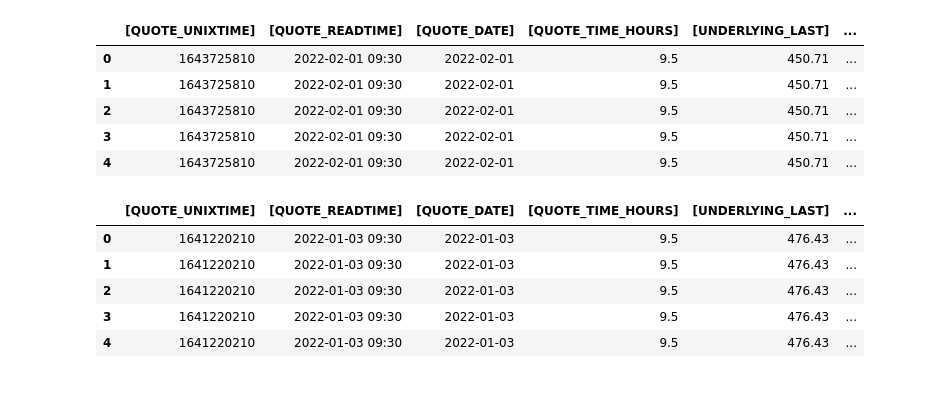
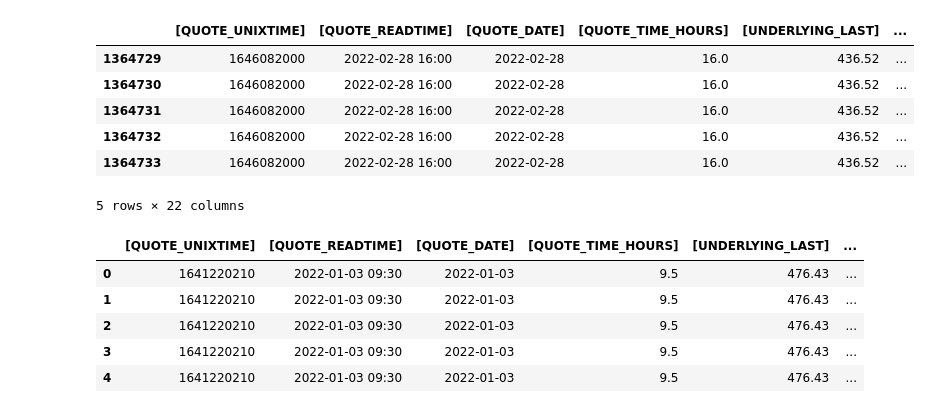
Before and after one commit to aarch23/OptYx, a Jupyter notebook: SpyRawData.ipynb, the cells around one changed output. Drawn from its saved outputs; the diff is of its cells as text; code cells hidden in the pictures.

```diff
--- a/SpyRawData.ipynb
+++ b/SpyRawData.ipynb
@@ -17,16 +18,17 @@ spy_feb_raw.head()
 # %%
 # Dropping all the PUT columns since it is not needed - how to get the last 2 rows back tho?
 
 spy_feb_raw.drop(spy_feb_raw.iloc[:, 20:31], inplace = True , axis=1)
 
-spy_feb_raw.head()
+spy_feb_raw.tail()
 # %% [output]
 |  | [QUOTE_UNIXTIME] | [QUOTE_READTIME] | [QUOTE_DATE] | [QUOTE_TIME_HOURS] | [UNDERLYING_LAST] | ... |
-| 0 | 1643725810 | 2022-02-01 09:30 | 2022-02-01 | 9.5 | 450.71 | ... |
-| 1 | 1643725810 | 2022-02-01 09:30 | 2022-02-01 | 9.5 | 450.71 | ... |
-| 2 | 1643725810 | 2022-02-01 09:30 | 2022-02-01 | 9.5 | 450.71 | ... |
-| 3 | 1643725810 | 2022-02-01 09:30 | 2022-02-01 | 9.5 | 450.71 | ... |
-| 4 | 1643725810 | 2022-02-01 09:30 | 2022-02-01 | 9.5 | 450.71 | ... |
+| 1364729 | 1646082000 | 2022-02-28 16:00 | 2022-02-28 | 16.0 | 436.52 | ... |
+| 1364730 | 1646082000 | 2022-02-28 16:00 | 2022-02-28 | 16.0 | 436.52 | ... |
+| 1364731 | 1646082000 | 2022-02-28 16:00 | 2022-02-28 | 16.0 | 436.52 | ... |
+| 1364732 | 1646082000 | 2022-02-28 16:00 | 2022-02-28 | 16.0 | 436.52 | ... |
+| 1364733 | 1646082000 | 2022-02-28 16:00 | 2022-02-28 | 16.0 | 436.52 | ... |
+5 rows × 22 columns
 # %%
 spy_jan_raw = pd.read_csv("./Spy30 Min/spy_30x_202201.txt")
 spy_jan_raw.to_csv("./Spy30 Min/spy_30x_202201.csv", index=None)
```
Also changed, not shown: parts of 11 cells of this notebook.
